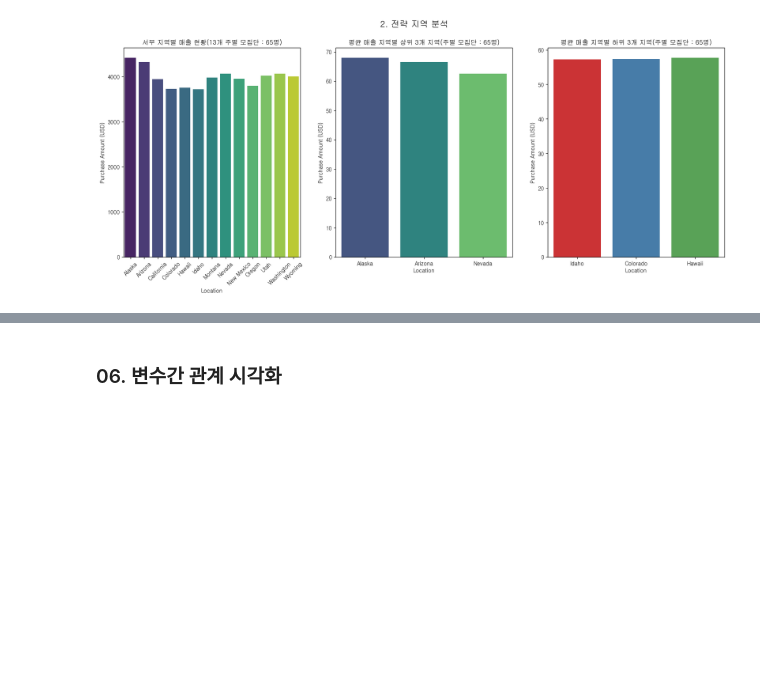
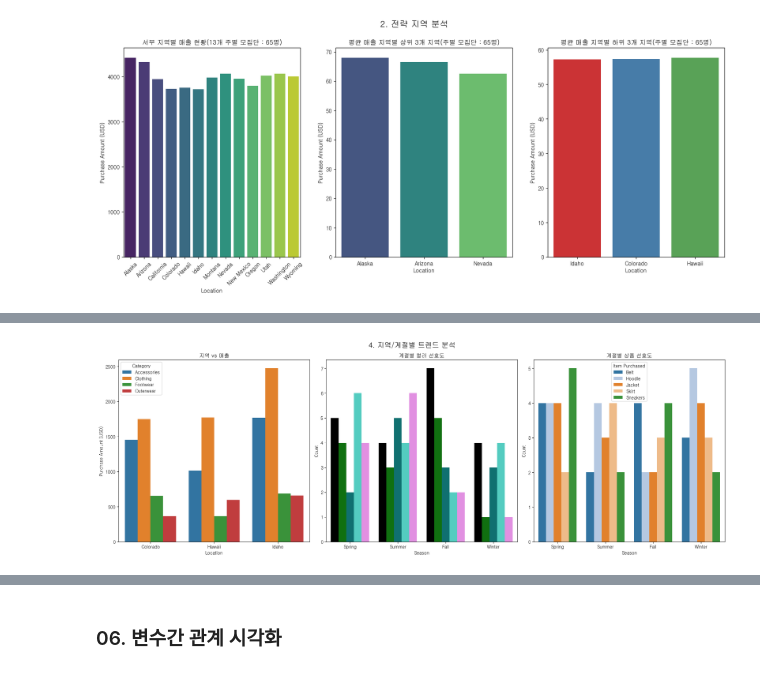
Before and after one commit to jr-2-team/shopping-data-analysis, a Jupyter notebook: presentation/LNK_PRE.ipynb, the cells around one changed output, grey strips where cells are left out. Saved outputs shown, nothing was run; the diff lists cells and outputs as text; code cells hidden in the pictures; blank space fills up the shorter version.

```diff
--- a/presentation/LNK_PRE.ipynb
+++ b/presentation/LNK_PRE.ipynb
@@ -344,0 +351,97 @@ KeyError: 'AgeGroup'
+# %%
+# 4. 지역/계절별 트렌드 분석
+
+#     지역별 구매 Location, Category ----------
+
+fig, ax = plt.subplots(1, 3, figsize=(20, 7))
+
+low_3sales_location_season_df = low_3sales_df.groupby(['Location', 'Category'])['Purchase Amount (USD)'].sum().reset_index()
+
+sns.barplot(data=low_3sales_location_season_df,
+            x='Location',
+            y='Purchase Amount (USD)',
+            hue='Category',
+            estimator='mean',
+            palette='tab10',
+            errorbar=None,
+            ax=ax[0]
+            )
+
+#     계절별 칼러 및 상품 선호도 Season, Item Purchased, Color
+
+top_5_colors = low_3sales_df['Color'].value_counts().nlargest(5).index
+filtered_low_3sales_df = low_3sales_df[low_3sales_df['Color'].isin(top_5_colors)]
+color_low_3sales_df = filtered_low_3sales_df.groupby(['Season', 'Color'])['Item Purchased'].count().reset_index(name='Count')
+
+
+custom_color_palette = {
+
+    'Beige'     :   '#F5F5DC',
+    'Black'     :   'Black',
+    'Blue'      :   'Blue',
+    'Brown'     :   '#A52A2A',
+    'Charcoal'  :   '#36454F',
+    'Cyan'      :   'Cyan',
+    'Gold'      :   'Gold',
+    'Gray'      :   'Gray',
+    'Green'     :   'Green',
+    'Indigo'    :   '#4B0082',
+    'Lavender'  :   '#E6E6FA',
+    'Magenta'   :   'Magenta',
+    'Maroon'    :   '#800000',
+    'Olive'     :   'Olive',
+    'Orange'    :   'Orange',
+    'Peach'     :   '#FFE5B4',
+    'Pink'      :   'Pink',
+    'Purple'    :   'Purple',
+    'Red'       :   'Red',
+    'Silver'    :   '#C0C0C0',
+    'Teal'      :   'Teal',
+    'Turquoise' :   '#40E0D0',
+    'Violet'    :   'Violet',
+    'White'     :   'White',
+    'Yellow'    :   'Yellow'
+
+}
+
+order = ['Spring', 'Summer', 'Fall', 'Winter']
+
+sns.barplot(data=color_low_3sales_df,
+            x='Season',
+            y='Count',
+            hue='Color',
+            order=order,
+            palette=custom_color_palette,
+            errorbar=None,
+            ax=ax[1]
+            )
+
+top_5items=low_3sales_df['Item Purchased'].value_counts().nlargest(5).index
+filtered_low_3sales_df=low_3sales_df[low_3sales_df['Item Purchased'].isin(top_5items)]
+
+season_low_3sales_df = filtered_low_3sales_df.groupby(['Season', 'Item Purchased'])['Item Purchased'].count().reset_index(name='Count')
+
+sns.barplot(data=season_low_3sales_df,
+            x='Season',
+            y='Count',
+            hue='Item Purchased',
+            order=order,
+            palette='tab20',
+            errorbar=None,
+            ax=ax[2]
+            )
+
+plt.suptitle("4. 지역/계절별 트렌드 분석", fontsize=16, fontweight='bold')
+
+ax[1].legend().set_visible(False)
+
+# 3. 지역/계절별 트렌드 분석
+ax[0].set_title('지역 vs 매출')
+ax[1].set_title('계절별 컬러 선호도')
+ax[2].set_title('계절별 상품 선호도')
+
+plt.tight_layout()
+
+plt.show()
+# %% [output]
+[figure, added]
```
Also changed, not shown: parts of 6 cells of this notebook, 1 other file.
